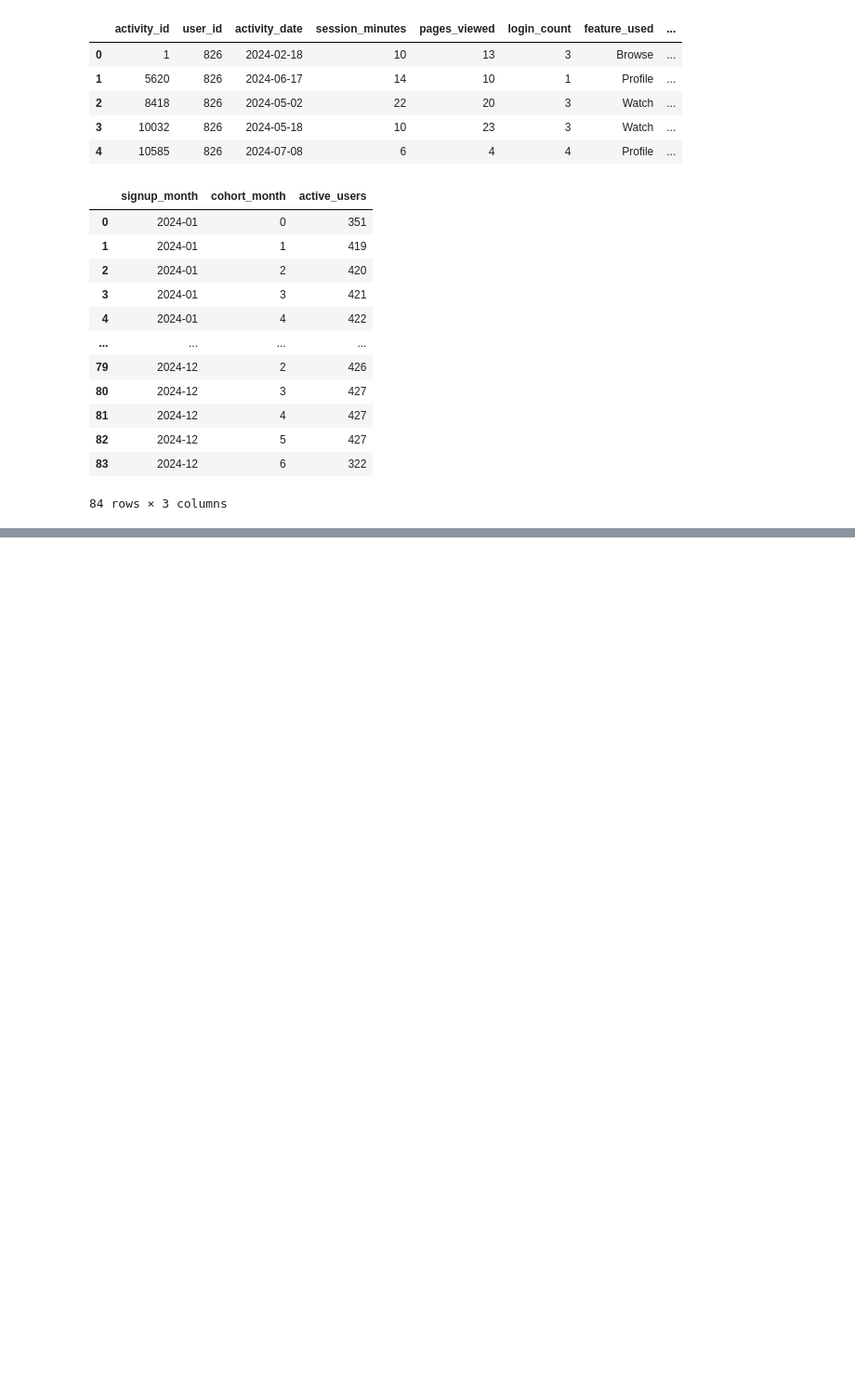
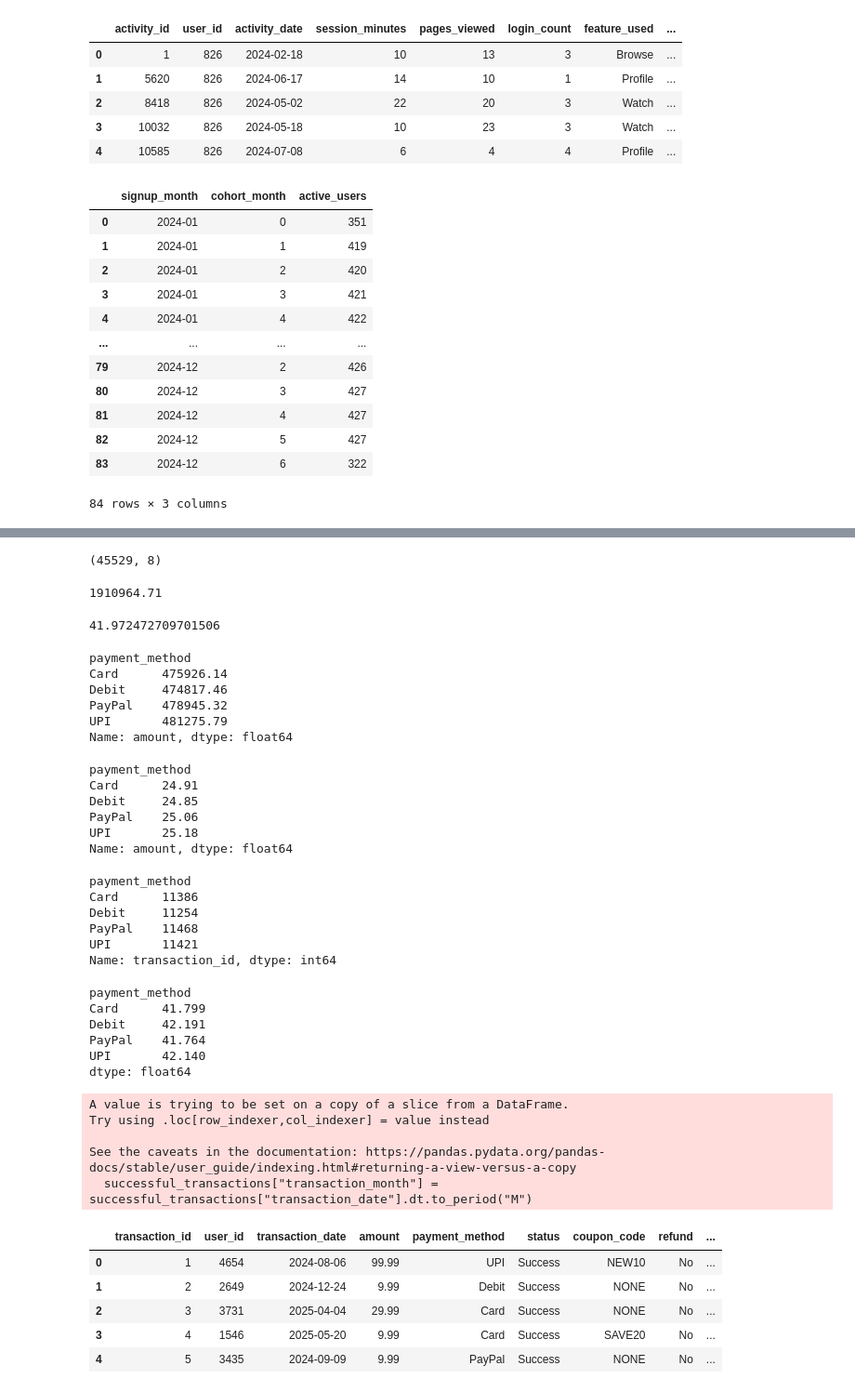
Before and after one commit to PriyaKotera16/User-Retention-Cohort-Analysis, a Jupyter notebook: User_Retention_Cohort_Analysis.ipynb, the cells around one changed output, grey strips where cells are left out. Shown at 93% size. Cells and saved outputs as stored; diff of their text form; code cells hidden in the pictures; blank space fills up the shorter version.

```diff
--- a/User_Retention_Cohort_Analysis.ipynb
+++ b/User_Retention_Cohort_Analysis.ipynb
@@ -160,0 +321,3 @@ cohort_data
+# %%
+successful_transactions=transactions[(transactions["status"]=="Success") & (transactions["refund"]=="No")]
+successful_transactions.head()
@@ -160,0 +331,77 @@ cohort_data
+# %%
+successful_transactions.shape
+# %% [output]
+(45529, 8)
+# %%
+net_revenue = successful_transactions["amount"].sum()
+net_revenue
+# %% [output]
+1910964.71
+# %%
+aov = net_revenue / successful_transactions["transaction_id"].count()
+aov
+# %% [output]
+41.972472709701506
+# %%
+payment_revenue = (
+    successful_transactions
+    .groupby("payment_method")["amount"]
+    .sum()
+)
+payment_revenue
+# %% [output]
+payment_method
+Card      475926.14
+Debit     474817.46
+PayPal    478945.32
+UPI       481275.79
+Name: amount, dtype: float64
+# %%
+payment_revenue_pct = (payment_revenue / net_revenue) *100
+payment_revenue_pct.round(2)
+# %% [output]
+payment_method
+Card      24.91
+Debit     24.85
+PayPal    25.06
+UPI       25.18
+Name: amount, dtype: float64
+# %%
+payment_count = (
+    successful_transactions
+    .groupby("payment_method")["transaction_id"]
+    .count()
+)
+payment_count
+# %% [output]
+payment_method
+Card      11386
+Debit     11254
+PayPal    11468
+UPI       11421
+Name: transaction_id, dtype: int64
+# %%
+average_transaction = payment_revenue / payment_count
+average_transaction.round(3)
+# %% [output]
+payment_method
+Card      41.799
+Debit     42.191
+PayPal    41.764
+UPI       42.140
+dtype: float64
+# %%
+successful_transactions["transaction_month"] = successful_transactions["transaction_date"].dt.to_period("M")
+successful_transactions.head()
+# %% [output]
+A value is trying to be set on a copy of a slice from a DataFrame.
+Try using .loc[row_indexer,col_indexer] = value instead
+
+See the caveats in the documentation: https://pandas.pydata.org/pandas-docs/stable/user_guide/indexing.html#returning-a-view-versus-a-copy
+  successful_transactions["transaction_month"] = successful_transactions["transaction_date"].dt.to_period("M")
+|  | transaction_id | user_id | transaction_date | amount | payment_method | status | coupon_code | refund | ... |
+| 0 | 1 | 4654 | 2024-08-06 | 99.99 | UPI | Success | NEW10 | No | ... |
+| 1 | 2 | 2649 | 2024-12-24 | 9.99 | Debit | Success | NONE | No | ... |
+| 2 | 3 | 3731 | 2025-04-04 | 29.99 | Card | Success | NONE | No | ... |
+| 3 | 4 | 1546 | 2025-05-20 | 9.99 | Card | Success | SAVE20 | No | ... |
+| 4 | 5 | 3435 | 2024-09-09 | 9.99 | PayPal | Success | NONE | No | ... |
```
Also changed, not shown: parts of 52 cells of this notebook.
